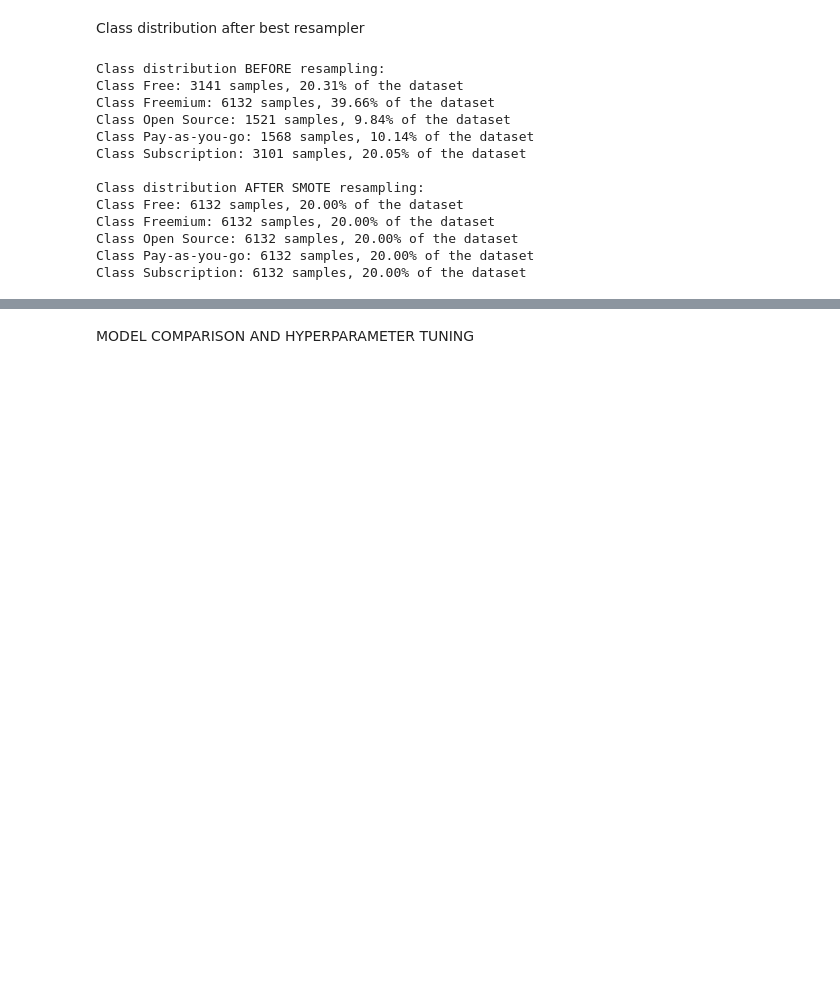
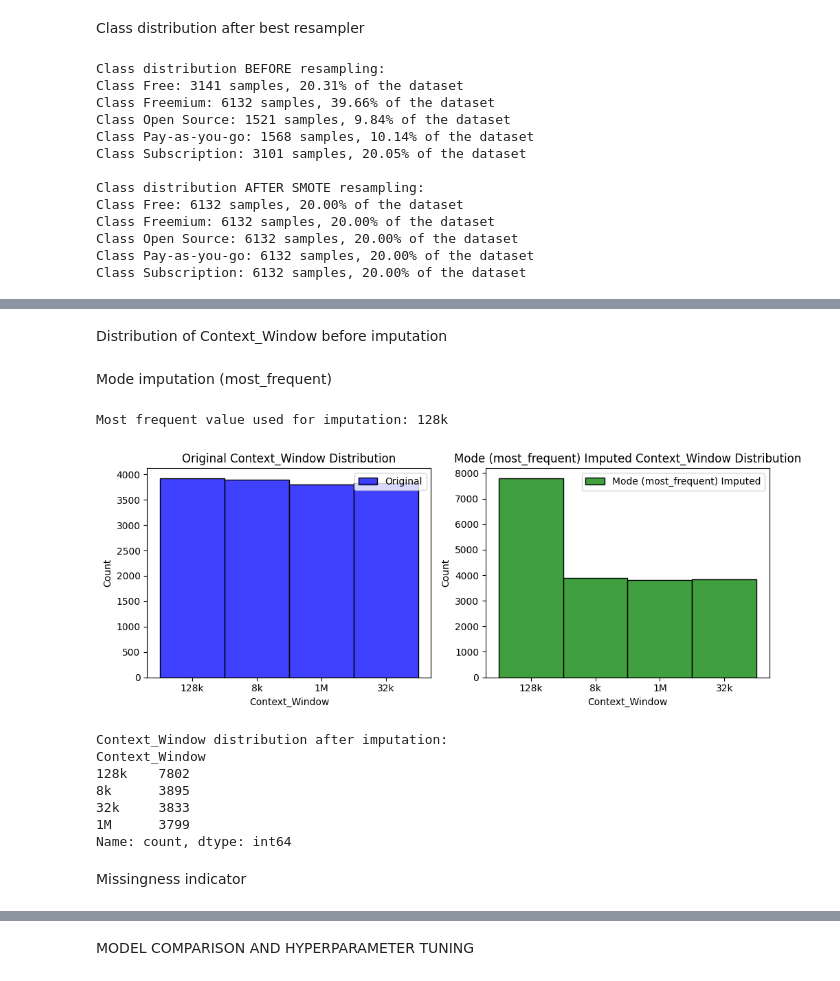
Before and after one commit to GafillaAbrahamer/ClassificationProject, a Jupyter notebook: Prueba.ipynb, the cells around one changed output, grey strips where cells are left out. Cells and saved outputs as stored; diff of their text form; code cells hidden in the pictures; blank space fills up the shorter version.

```diff
--- a/Prueba.ipynb
+++ b/Prueba.ipynb
@@ -405,0 +450,51 @@ Class Subscription: 6132 samples, 20.00% of the dataset
+# %% [markdown]
+Distribution of Context_Window before imputation
+# %%
+# From 3.3: compare_distributions helper, copied exactly
+
+def compare_distributions(original, imputed, imputing_technique, feature):
+    plt.figure(figsize=(10, 4))
+    plt.subplot(1, 2, 1)
+    sns.histplot(original[feature].dropna(), kde=False, color="blue", label="Original")
+    plt.title('Original {} Distribution'.format(feature))
+    plt.legend()
+
+    plt.subplot(1, 2, 2)
+    sns.histplot(imputed[feature].dropna(), kde=False, color="green",
+                 label="{} Imputed".format(imputing_technique))
+    plt.title('{} Imputed {} Distribution'.format(imputing_technique, feature))
+    plt.legend()
+
+    plt.tight_layout()
+    plt.show()
+# %% [markdown]
+Mode imputation (most_frequent)
+# %%
+# From 3.3 Exercise 2: SimpleImputer with most_frequent strategy
+# Context_Window is categorical so mode (most_frequent) is the correct choice,
+# same as the 'embarked' imputation in the Titanic example
+
+df_copy = df.copy()
+
+imputer_mode = SimpleImputer(strategy='most_frequent')
+df_copy['Context_Window'] = imputer_mode.fit_transform(
+    df_copy[['Context_Window']]
+).ravel()
+
+print(f"Most frequent value used for imputation: {imputer_mode.statistics_[0]}")
+compare_distributions(df, df_copy, "Mode (most_frequent)", "Context_Window")
+
+print("\nContext_Window distribution after imputation:")
+print(df_copy['Context_Window'].value_counts())
+# %% [output]
+Most frequent value used for imputation: 128k
+[figure, added]
+Context_Window distribution after imputation:
+Context_Window
+128k    7802
+8k      3895
+32k     3833
+1M      3799
+Name: count, dtype: int64
+# %% [markdown]
+Missingness indicator
```
Also changed, not shown: parts of 7 cells of this notebook.
